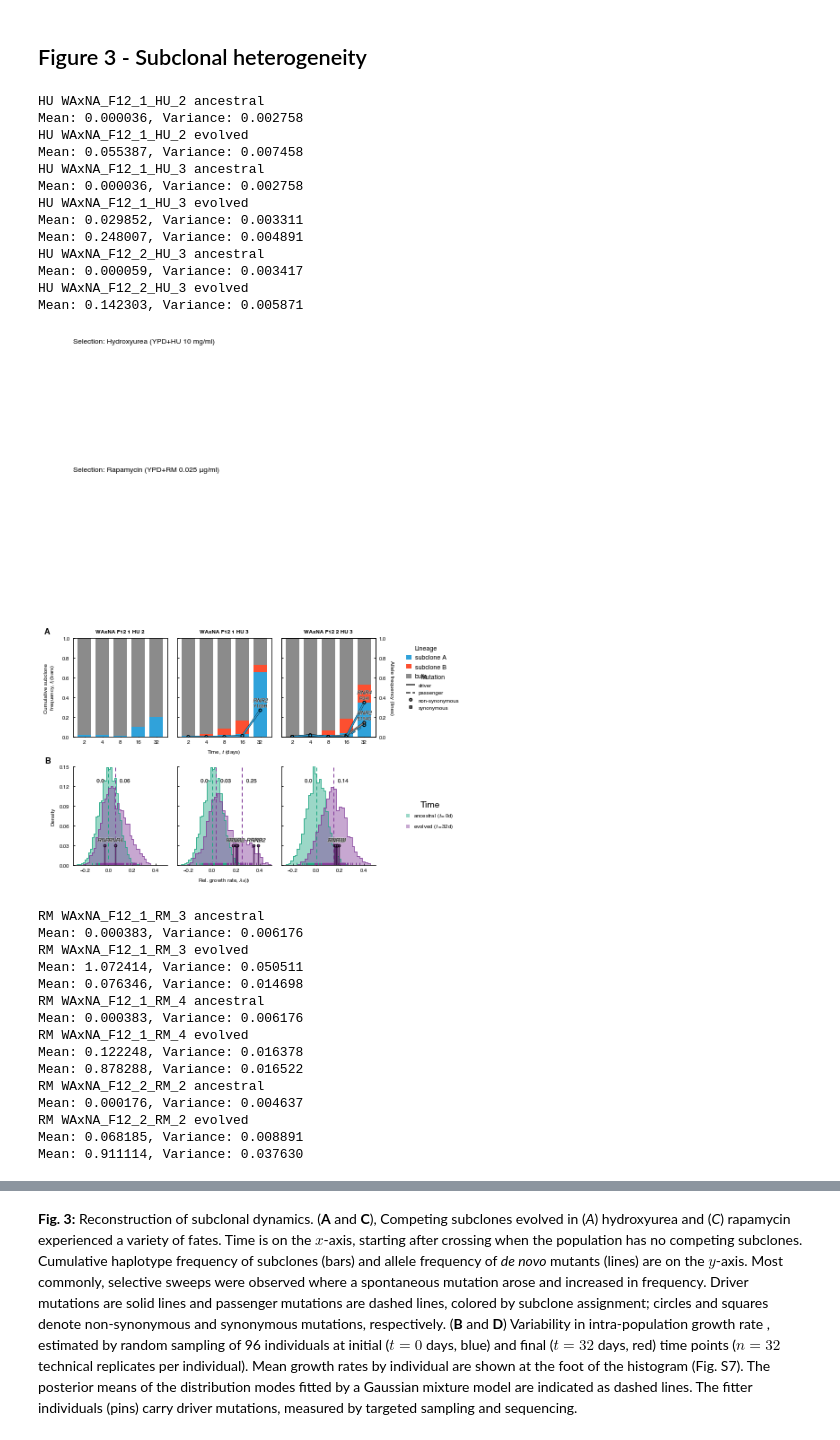
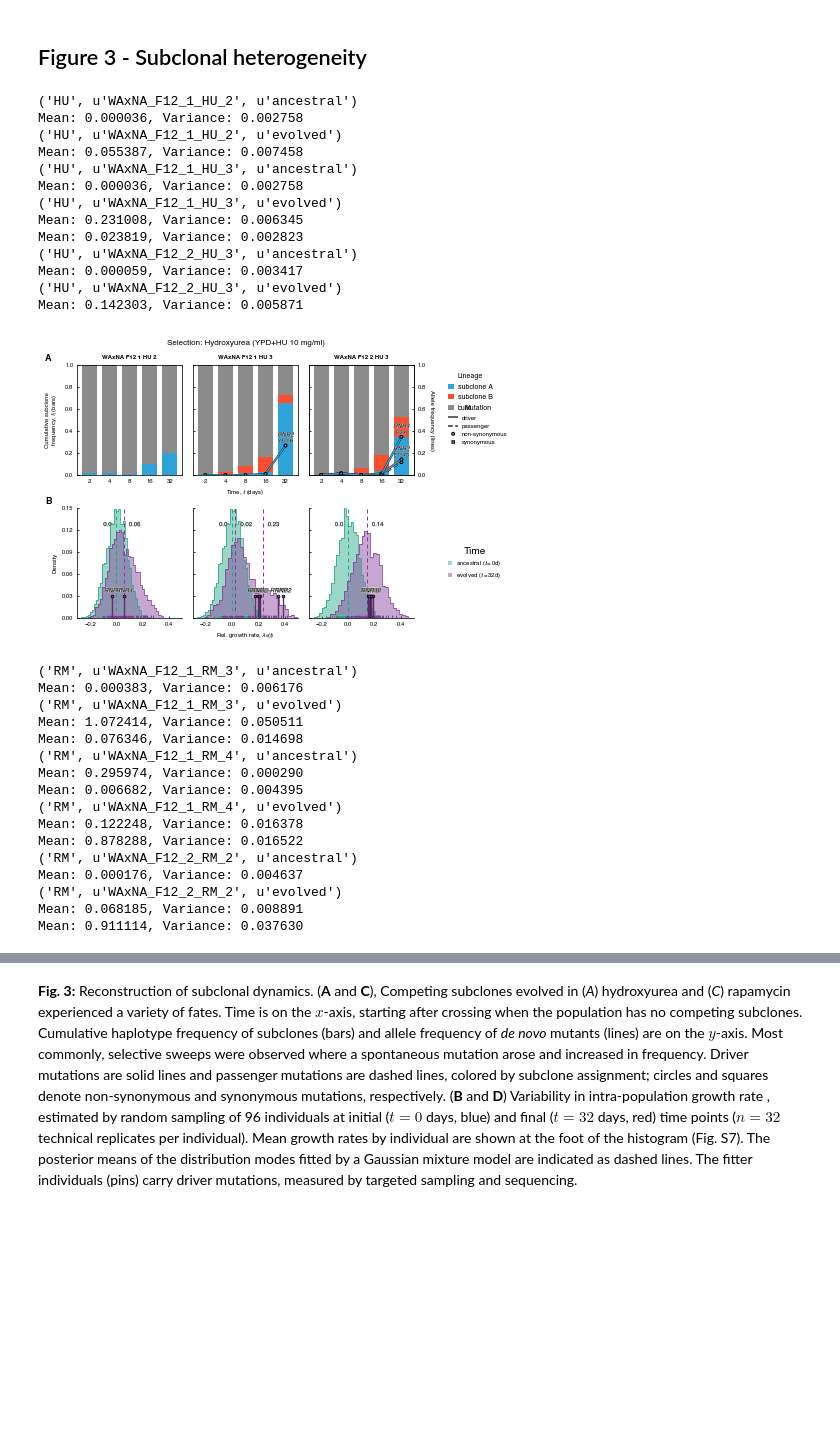
Before and after one commit to ivazquez/clonal-heterogeneity, a Jupyter notebook: src/figure3.ipynb, the cells around one changed output, grey strips where cells are left out. Cells and saved outputs as stored; diff of their text form; code cells hidden in the pictures; blank space fills up the shorter version.

Commit message:
Replace pickle files by plain text files

```diff
--- a/src/figure3.ipynb
+++ b/src/figure3.ipynb
@@ -48,8 +48,8 @@ Bottom quartile: 84.10x, Top quartile: 103.98x, Min: 24.66x, Max: 150.10x, Media
 Top panels - Import subclonal frequency
 # %%
 # Load data
-seq_st_df = utils.load_data(dir_data+'seq/subclonality/seq_subclonality.pickle')
-# seq_st_df = pd.read_csv(dir_data+'seq/subclonality/seq_subclonality.csv', encoding='utf-8')
+# seq_st_df = utils.load_data(dir_data+'seq/subclonality/seq_subclonality.pickle')
+seq_st_df = pd.read_csv(dir_data+'seq/subclonality/seq_subclonality.csv', encoding='utf-8')
 
 # Compute cumulative haplotype frequencies for major subclones
 seq_st_df['clonal'] = seq_st_df.apply(
@@ -75,7 +75,7 @@ Middle panels - Import mutation counts
 # seq_dn_df = utils.load_data(dir_data+'seq/de-novo/seq_de_novo_snv_indels.pickle')
 seq_dn_df = pd.read_csv(dir_data+'seq/de-novo/seq_de_novo_snv_indel.csv', encoding='utf-8', keep_default_na=False)
 
-seq_dn_df.loc[seq_dn_df['alt'].apply(lambda x: len(x[0])) == 1, 'variant_type'] = 'snp'
+seq_dn_df.loc[seq_dn_df['alt'].apply(lambda x: len(x[0])) == 1, 'variant_type'] = 'snv'
 seq_dn_df.loc[(seq_dn_df['ref'].apply(len) > 1) | \
               (seq_dn_df['alt'].apply(lambda x: len(x[0])) > 1), 'variant_type'] = 'indel'
 
@@ -290,14 +290,14 @@ for (ii, env) in enumerate(['HU','RM']):
         gph = gph[np.isfinite(gph[param])]
 
         for (kk, (time, g3)) in enumerate(gph.groupby('group')):
-            print env, population, time
+            print(env, population, time)
 
             x, y = plot.histogram_binned_data(ax, g3[param], bins=34)
 
-            ax3.plot(x, y, color=config.population['color'][time], linewidth=0.75)#, clip_on=False)
+            ax3.plot(x, y, color=config.population['color'][time], linewidth=0.75)
 
             ax3.fill_between(x, 0, y, label=config.population['long_label'][time],
-                             alpha=0.45, facecolor=config.population['color'][time])#, clip_on=False)
+                             alpha=0.45, facecolor=config.population['color'][time])
 
             data_reduced = g3.groupby('isolate').agg([np.mean])
             X = data_reduced[param]['mean'][:, np.newaxis]
@@ -407,64 +407,61 @@ for (ii, env) in enumerate(['HU','RM']):
         plt.setp(leg.get_title(), fontsize=7)
 
     # Set panel labels
-    ax1 = axes[0][0]
-    ax1.text(-0.24, 1.1,  chr(2*ii + ord('A')), transform=ax1.transAxes,
-             fontsize=9, fontweight='bold', va='top', ha='right')
-    ax1.text(0, 4, 'Selection: %s' % config.selection['long_label']['HU'],
-             transform=ax1.transAxes, fontsize=8, va='center', ha='left')
-    ax2 = axes[1][0]
-    ax2.text(-0.24, 1.1,  chr(2*ii + ord('B')), transform=ax2.transAxes,
-             fontsize=9, fontweight='bold', va='top', ha='right')
-    ax2.text(0, 4, 'Selection: %s' % config.selection['long_label']['RM'],
-             transform=ax2.transAxes, fontsize=8, va='center', ha='left')
+    axes[0,0].text(-0.24, 1.1,  chr(2*ii + ord('A')), transform=axes[0,0].transAxes,
+                   fontsize=9, fontweight='bold', va='top', ha='right')
+    axes[0,1].text(0.5, 1.2, 'Selection: %s' % config.selection['long_label'][env],
+                   transform=axes[0,1].transAxes, fontsize=8, va='center', ha='center')
+    axes[1,0].text(-0.24, 1.1,  chr(2*ii + ord('B')), transform=axes[1,0].transAxes,
+                   fontsize=9, fontweight='bold', va='top', ha='right')
 
     # Axes limits
     for ax in fig.get_axes():
         ax.xaxis.label.set_size(6)
         ax.yaxis.label.set_size(6)
         ax.tick_params(axis='both', which='major', size=2, labelsize=6)
         ax.tick_params(axis='both', which='minor', size=0, labelsize=0)
 
         for loc in ['top','bottom','left','right']:
             ax.spines[loc].set_linewidth(0.75)
 
         if ax.is_last_row():
             if env=='HU':
                 ax.xaxis.set_major_locator(ticker.MaxNLocator(nbins=5))
                 ax.yaxis.set_major_locator(ticker.MaxNLocator(nbins=5))
             elif env=='RM':
                 ax.xaxis.set_major_locator(ticker.MaxNLocator(nbins=6))
                 ax.yaxis.set_major_locator(ticker.MaxNLocator(nbins=4))
 
     plot.save_figure(dir_paper+'figures/figure3/figure3_%s' % env)
     plt.show()
 # %% [output]
-HU WAxNA_F12_1_HU_2 ancestral
+('HU', u'WAxNA_F12_1_HU_2', u'ancestral')
 Mean: 0.000036, Variance: 0.002758
-HU WAxNA_F12_1_HU_2 evolved
+('HU', u'WAxNA_F12_1_HU_2', u'evolved')
 Mean: 0.055387, Variance: 0.007458
-HU WAxNA_F12_1_HU_3 ancestral
+('HU', u'WAxNA_F12_1_HU_3', u'ancestral')
 Mean: 0.000036, Variance: 0.002758
-HU WAxNA_F12_1_HU_3 evolved
-Mean: 0.029852, Variance: 0.003311
-Mean: 0.248007, Variance: 0.004891
-HU WAxNA_F12_2_HU_3 ancestral
+('HU', u'WAxNA_F12_1_HU_3', u'evolved')
+Mean: 0.231008, Variance: 0.006345
+Mean: 0.023819, Variance: 0.002823
+('HU', u'WAxNA_F12_2_HU_3', u'ancestral')
 Mean: 0.000059, Variance: 0.003417
-HU WAxNA_F12_2_HU_3 evolved
+('HU', u'WAxNA_F12_2_HU_3', u'evolved')
 Mean: 0.142303, Variance: 0.005871
-[figure, old version]
+[figure, new version]
-RM WAxNA_F12_1_RM_3 ancestral
+('RM', u'WAxNA_F12_1_RM_3', u'ancestral')
 Mean: 0.000383, Variance: 0.006176
-RM WAxNA_F12_1_RM_3 evolved
+('RM', u'WAxNA_F12_1_RM_3', u'evolved')
 Mean: 1.072414, Variance: 0.050511
 Mean: 0.076346, Variance: 0.014698
-RM WAxNA_F12_1_RM_4 ancestral
-Mean: 0.000383, Variance: 0.006176
-RM WAxNA_F12_1_RM_4 evolved
+('RM', u'WAxNA_F12_1_RM_4', u'ancestral')
+Mean: 0.295974, Variance: 0.000290
+Mean: 0.006682, Variance: 0.004395
+('RM', u'WAxNA_F12_1_RM_4', u'evolved')
 Mean: 0.122248, Variance: 0.016378
 Mean: 0.878288, Variance: 0.016522
-RM WAxNA_F12_2_RM_2 ancestral
+('RM', u'WAxNA_F12_2_RM_2', u'ancestral')
 Mean: 0.000176, Variance: 0.004637
-RM WAxNA_F12_2_RM_2 evolved
+('RM', u'WAxNA_F12_2_RM_2', u'evolved')
 Mean: 0.068185, Variance: 0.008891
 Mean: 0.911114, Variance: 0.037630
```
Also changed, not shown: parts of 5 cells of this notebook, 15 other files.
